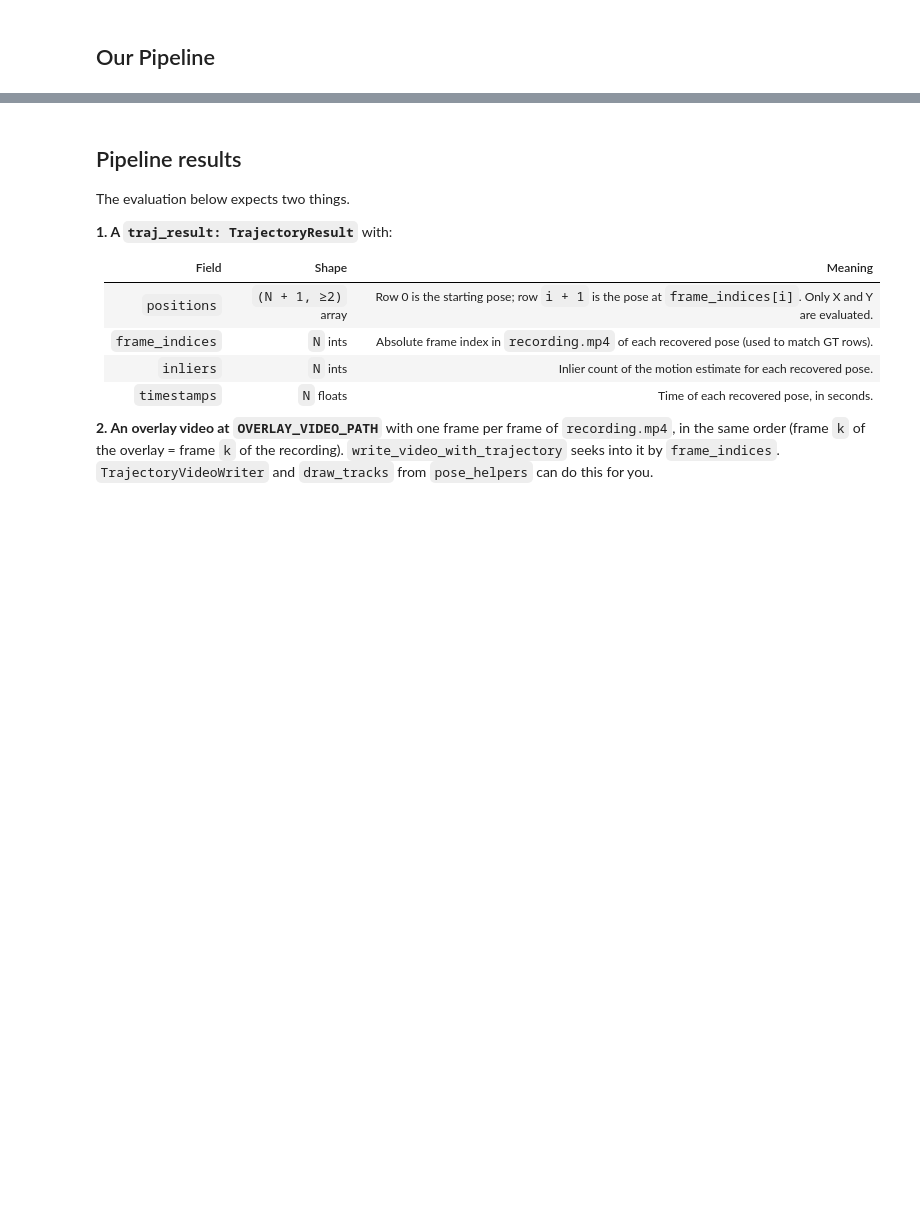
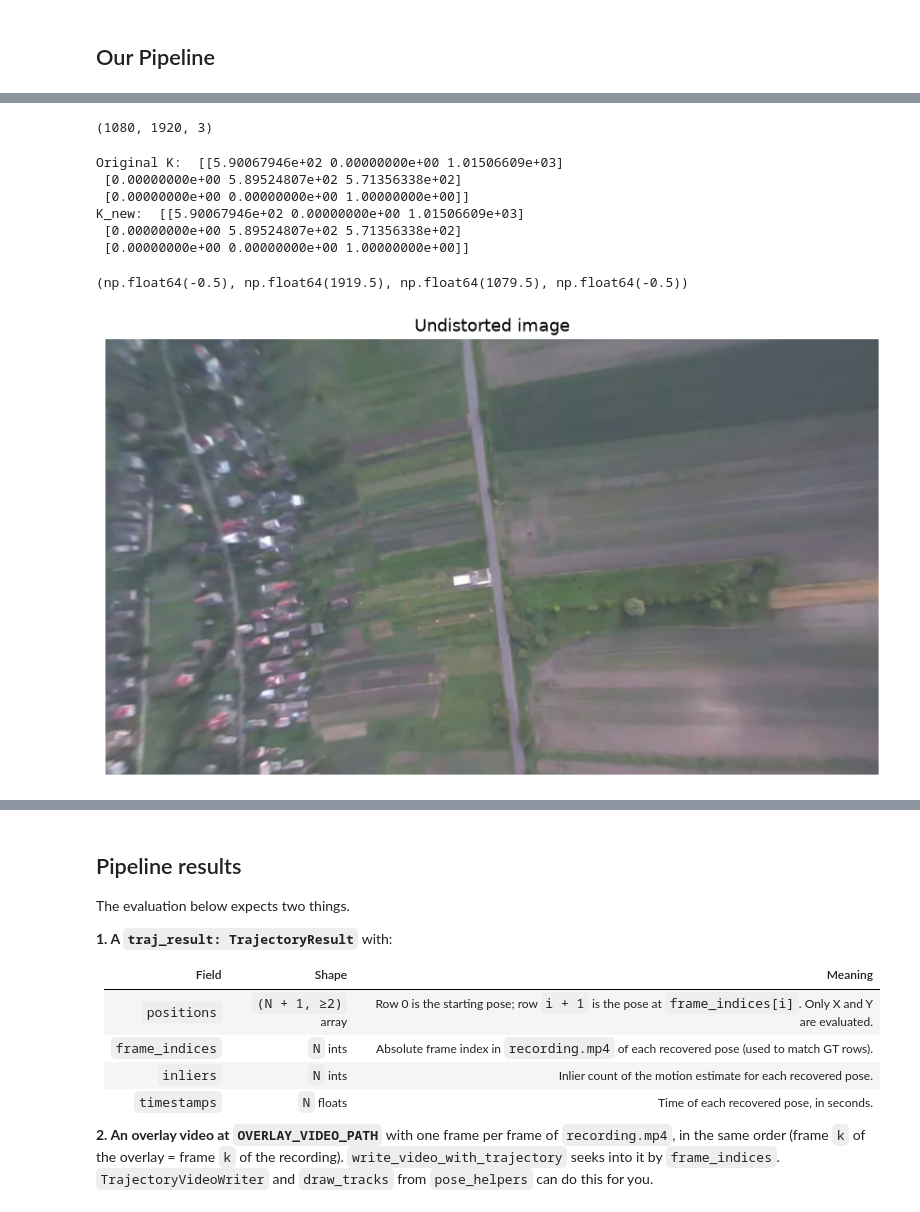
Before and after one commit to yagodanr/hw3_trajectory-estimation, a Jupyter notebook: homework.ipynb, the cells around one changed output, grey strips where cells are left out. Drawn from its saved outputs; the diff is of its cells as text; code cells hidden in the pictures; blank space fills up the shorter version.

```diff
--- a/homework.ipynb
+++ b/homework.ipynb
@@ -70,0 +106,20 @@ print("Distortion center:\n", distortion_center)
+# %%
+image.shape
+# %% [output]
+(1080, 1920, 3)
+# %%
+K_new = K.copy()
+undistorted_image = cv.fisheye.undistortImage(image, K, D, Knew=K_new)
+print("Original K: ", K)
+print("K_new: ", K_new)
+plt.imshow(undistorted_image[..., ::-1])   # BGR → RGB
+plt.title("Undistorted image"); plt.axis("off")
+# %% [output]
+Original K:  [[5.90067946e+02 0.00000000e+00 1.01506609e+03]
+ [0.00000000e+00 5.89524807e+02 5.71356338e+02]
+ [0.00000000e+00 0.00000000e+00 1.00000000e+00]]
+K_new:  [[5.90067946e+02 0.00000000e+00 1.01506609e+03]
+ [0.00000000e+00 5.89524807e+02 5.71356338e+02]
+ [0.00000000e+00 0.00000000e+00 1.00000000e+00]]
+(np.float64(-0.5), np.float64(1919.5), np.float64(1079.5), np.float64(-0.5))
+[figure, added]
```
Also changed, not shown: parts of 12 cells of this notebook.
